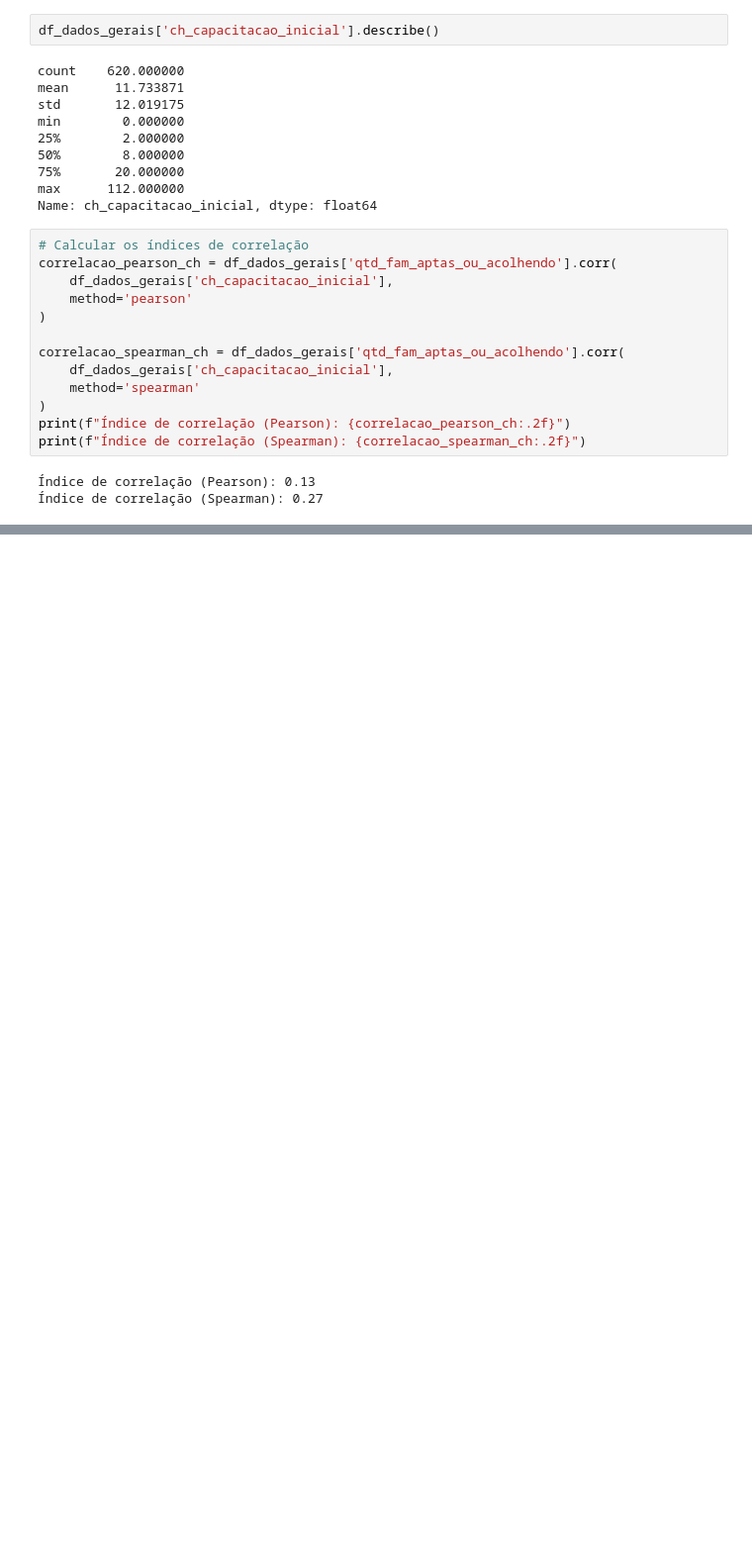
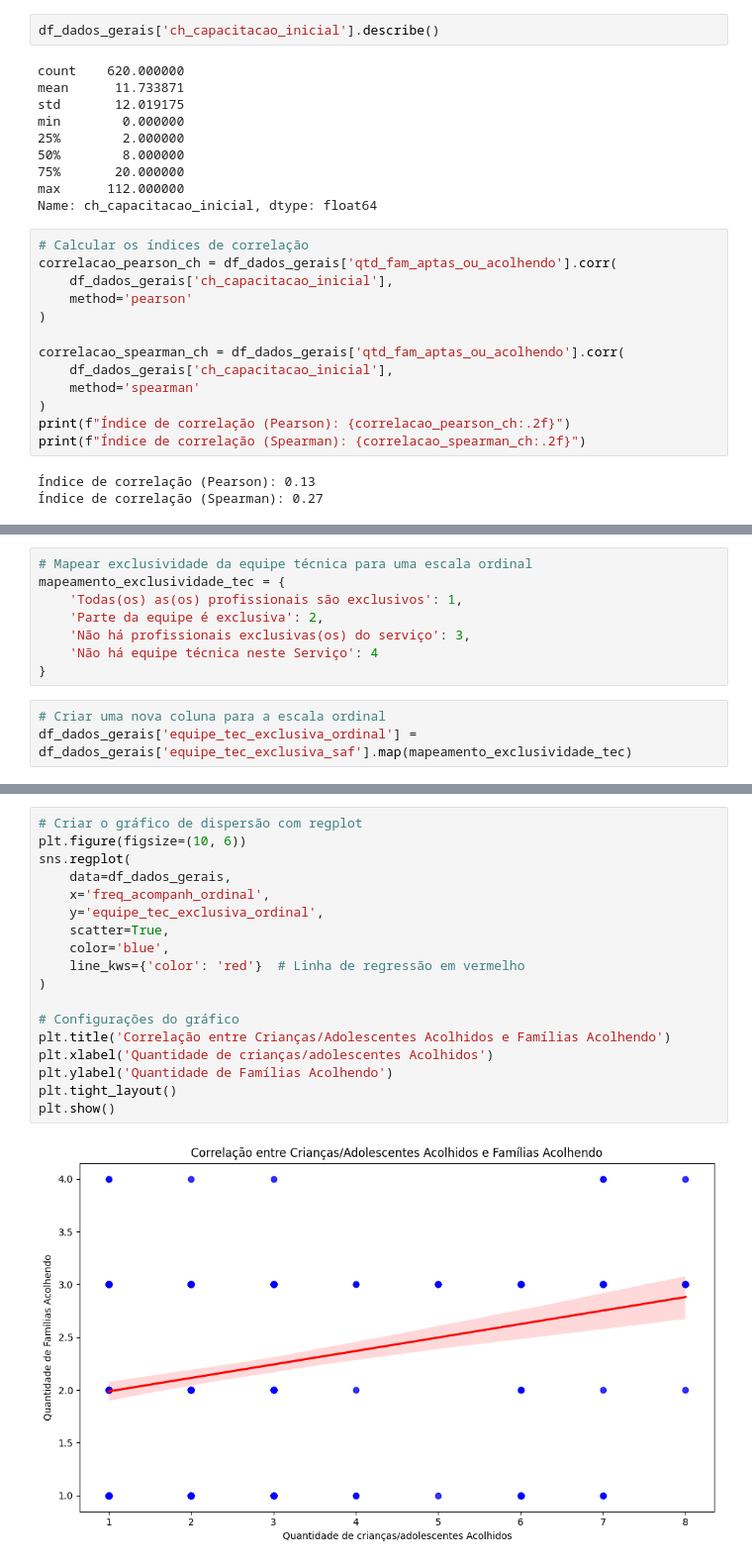
Before and after one commit to lab-dados-seges/familia-acolhedora, a Jupyter notebook: analises/6_correlacoes.ipynb, the cells around one changed output, grey strips where cells are left out. Shown at 99% size. Cells and saved outputs as stored; diff of their text form; blank space fills up the shorter version.

```diff
--- a/analises/6_correlacoes.ipynb
+++ b/analises/6_correlacoes.ipynb
@@ -536,0 +628,11 @@ print(f"Índice de correlação (Spearman): {correlacao_spearman_ch:.2f}")
+# %%
+# Mapear exclusividade da equipe técnica para uma escala ordinal
+mapeamento_exclusividade_tec = {
+    'Todas(os) as(os) profissionais são exclusivos': 1,
+    'Parte da equipe é exclusiva': 2,
+    'Não há profissionais exclusivas(os) do serviço': 3,
+    'Não há equipe técnica neste Serviço': 4
+}
+# %%
+# Criar uma nova coluna para a escala ordinal
+df_dados_gerais['equipe_tec_exclusiva_ordinal'] = df_dados_gerais['equipe_tec_exclusiva_saf'].map(mapeamento_exclusividade_tec)
@@ -536,0 +655,20 @@ print(f"Índice de correlação (Spearman): {correlacao_spearman_ch:.2f}")
+# %%
+# Criar o gráfico de dispersão com regplot
+plt.figure(figsize=(10, 6))
+sns.regplot(
+    data=df_dados_gerais,
+    x='freq_acompanh_ordinal',
+    y='equipe_tec_exclusiva_ordinal',
+    scatter=True,
+    color='blue',
+    line_kws={'color': 'red'}  # Linha de regressão em vermelho
+)
+
+# Configurações do gráfico
+plt.title('Correlação entre Crianças/Adolescentes Acolhidos e Famílias Acolhendo')
+plt.xlabel('Quantidade de crianças/adolescentes Acolhidos')
+plt.ylabel('Quantidade de Famílias Acolhendo')
+plt.tight_layout()
+plt.show()
+# %% [output]
+[figure, added]
```
Also changed, not shown: parts of 16 cells of this notebook.
